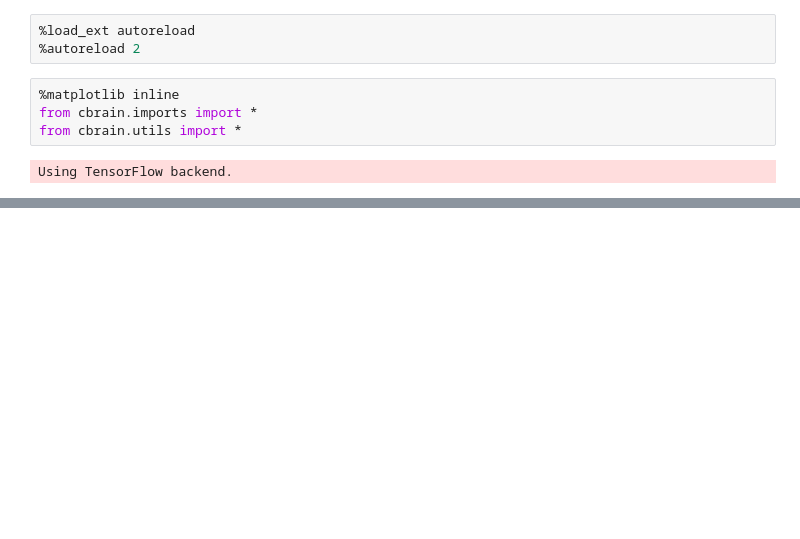
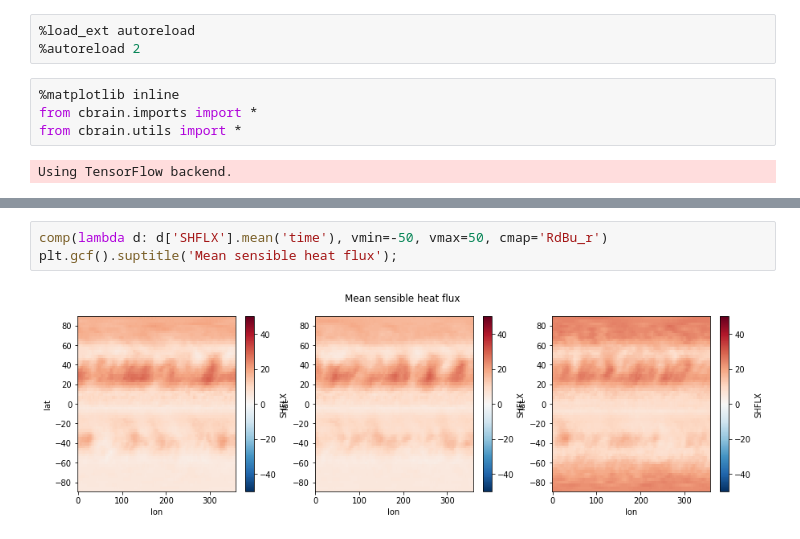
Before and after one commit to raspstephan/CBRAIN-CAM, a Jupyter notebook: notebooks/dev/compare-fbp-32col.ipynb, the cells around one changed output, grey strips where cells are left out. Cells and saved outputs as stored; diff of their text form; blank space fills up the shorter version.

```diff
--- a/notebooks/dev/compare-fbp-32col.ipynb
+++ b/notebooks/dev/compare-fbp-32col.ipynb
@@ -113,0 +69,5 @@ plt.hist((a - b).flat, bins=100);
+# %%
+comp(lambda d: d['SHFLX'].mean('time'), vmin=-50, vmax=50, cmap='RdBu_r')
+plt.gcf().suptitle('Mean sensible heat flux');
+# %% [output]
+[figure, added]
```
Also changed, not shown: parts of 54 cells of this notebook.
